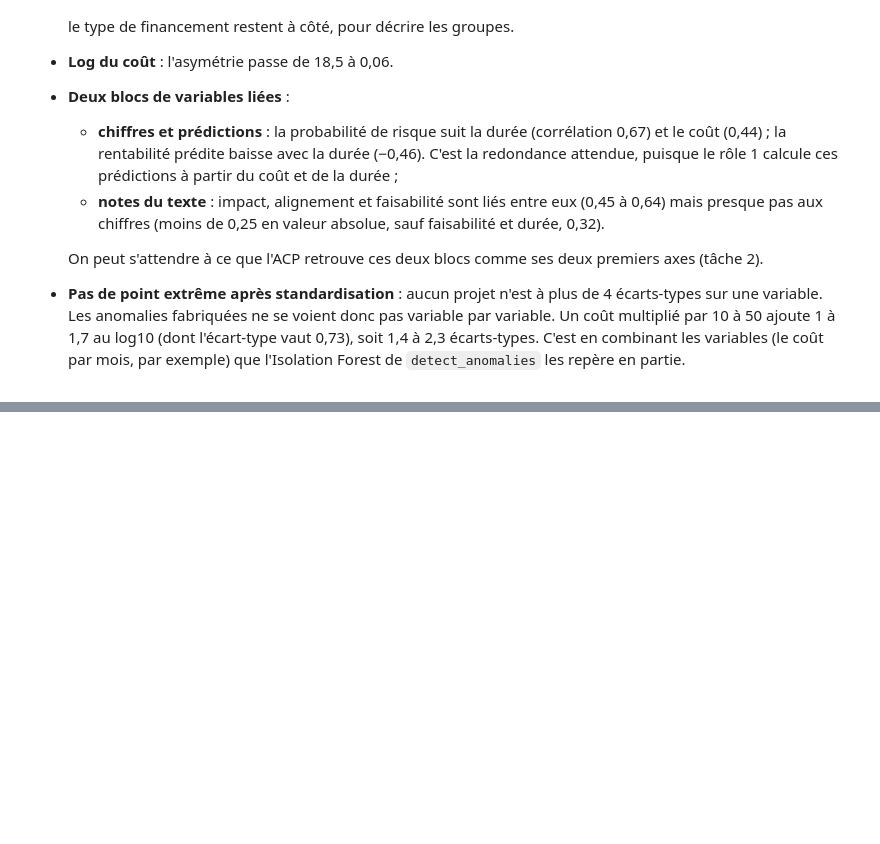
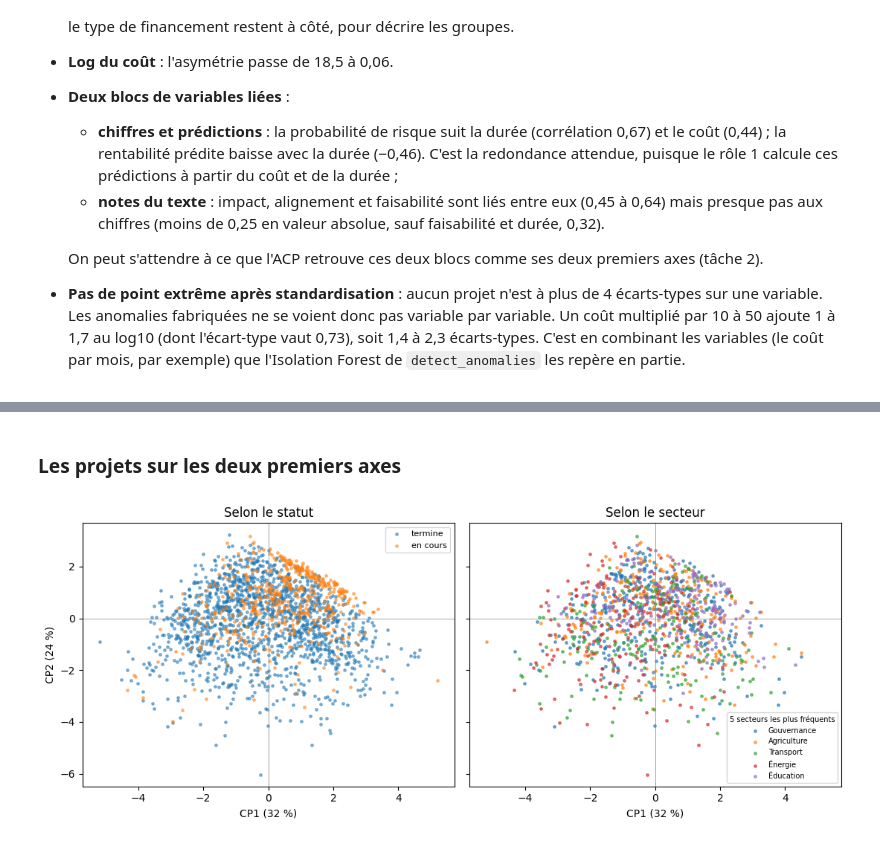
Before and after one commit to IlyasBBB/ia-agentique-investissement, a Jupyter notebook: notebooks/role2/01_non_supervise.ipynb, the cells around one changed output, grey strips where cells are left out. Saved outputs shown, nothing was run; the diff lists cells and outputs as text; code cells hidden in the pictures; blank space fills up the shorter version.

```diff
--- a/notebooks/role2/01_non_supervise.ipynb
+++ b/notebooks/role2/01_non_supervise.ipynb
@@ -173,0 +264,28 @@ Series([], )
+# %% [markdown]
+### Les projets sur les deux premiers axes
+# %%
+coordonnees = pd.DataFrame(acp.transform(X)[:, :n_axes], index=X.index,
+                           columns=[f"CP{i}" for i in range(1, n_axes + 1)])
+fig, axes = plt.subplots(1, 2, figsize=(11, 4.5), sharex=True, sharey=True)
+for statut, couleur in [("termine", "tab:blue"), ("en_cours", "tab:orange")]:
+    masque = (donnees["statut"] == statut).to_numpy()
+    axes[0].scatter(coordonnees.loc[masque, "CP1"], coordonnees.loc[masque, "CP2"], s=6, alpha=0.5,
+                    c=couleur, label=statut.replace("_", " "))
+axes[0].legend(fontsize=8)
+axes[0].set_title("Selon le statut")
+secteurs = donnees["secteur"].value_counts().index[:5]
+for secteur in secteurs:
+    masque = (donnees["secteur"] == secteur).to_numpy()
+    axes[1].scatter(coordonnees.loc[masque, "CP1"], coordonnees.loc[masque, "CP2"], s=6, alpha=0.6, label=secteur)
+axes[1].legend(fontsize=7, title="5 secteurs les plus fréquents", title_fontsize=7)
+axes[1].set_title("Selon le secteur")
+for ax in axes:
+    ax.axhline(0, color="grey", lw=0.5)
+    ax.axvline(0, color="grey", lw=0.5)
+    ax.set_xlabel(f"CP1 ({variance.iloc[0, 1]:.0f} %)")
+axes[0].set_ylabel(f"CP2 ({variance.iloc[1, 1]:.0f} %)")
+fig.tight_layout()
+fig.savefig(FIGURES / "acp_projection.png", dpi=150)
+plt.show()
+# %% [output]
+[figure, added]
```
Also changed, not shown: parts of 9 cells of this notebook, 4 other files.
